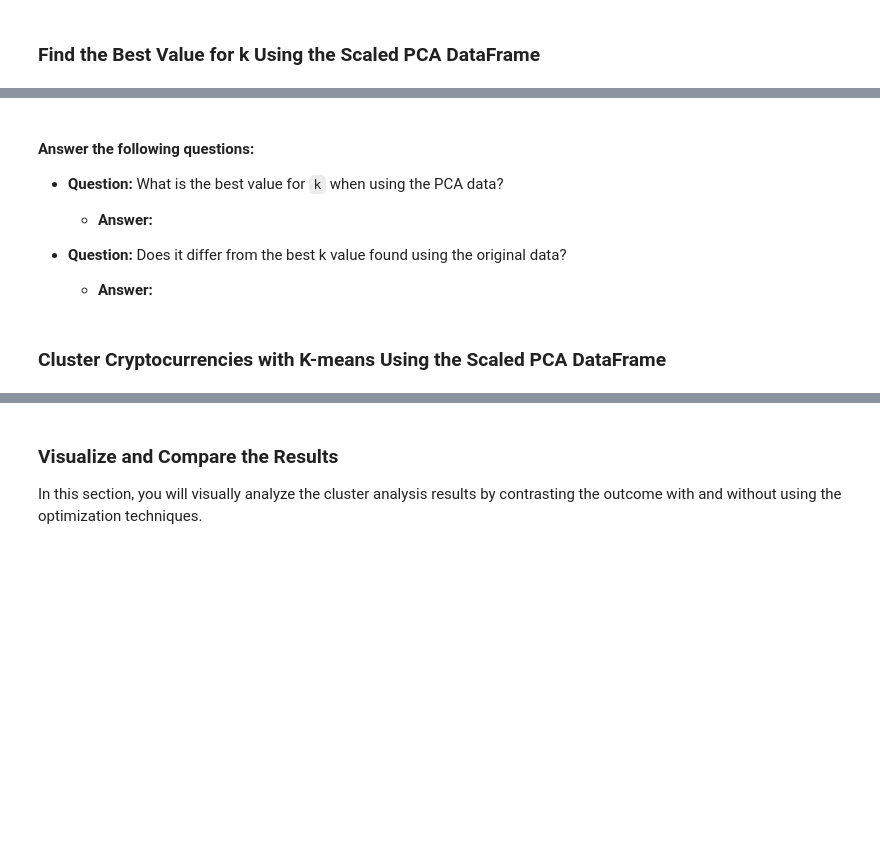
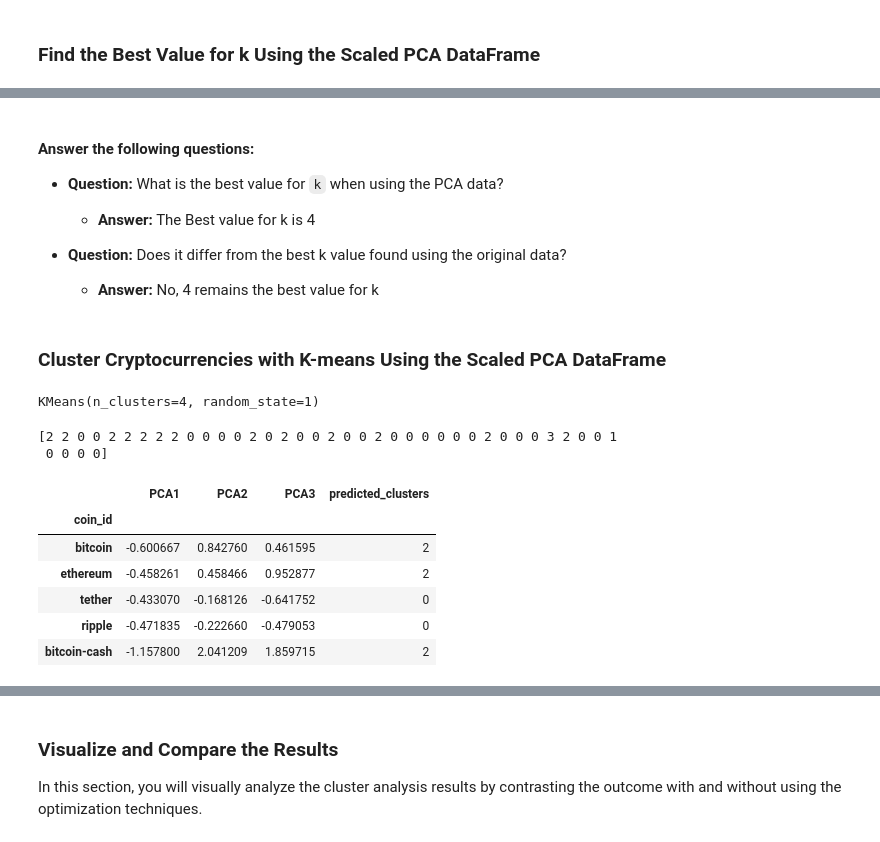
Before and after one commit to Bwjohnson1005/CryptoClustering, a Jupyter notebook: Starter_Code/Crypto_Clustering.ipynb, the cells around one changed output, grey strips where cells are left out. Cells and saved outputs as stored; diff of their text form; code cells hidden in the pictures; blank space fills up the shorter version.

```diff
--- a/Starter_Code/Crypto_Clustering.ipynb
+++ b/Starter_Code/Crypto_Clustering.ipynb
@@ -183,31 +281,48 @@ df_market_data.hvplot.line(
 
 * **Question:** What is the best value for `k` when using the PCA data?
 
-  * **Answer:**
+  * **Answer:** The Best value for k is 4
 
 
 * **Question:** Does it differ from the best k value found using the original data?
 
-  * **Answer:**
+  * **Answer:** No, 4 remains the best value for k
 # %% [markdown]
 ### Cluster Cryptocurrencies with K-means Using the Scaled PCA DataFrame
 # %%
 # Initialize the K-Means model using the best value for k
+pca_model = KMeans(n_clusters=4, random_state=1)
 # %%
 # Fit the K-Means model using the PCA data
+pca_model.fit(df_market_data_scaled_pca_df)
+# %% [output]
+KMeans(n_clusters=4, random_state=1)
 # %%
 # Predict the clusters to group the cryptocurrencies using the scaled PCA DataFrame
-
+pca_k_4 = pca_model.predict(df_market_data_scaled_pca_df)
 
 # Print the resulting array of cluster values.
+print(pca_k_4)
+# %% [output]
+[2 2 0 0 2 2 2 2 2 0 0 0 0 2 0 2 0 0 2 0 0 2 0 0 0 0 0 0 2 0 0 0 3 2 0 0 1
+ 0 0 0 0]
 # %%
 # Create a copy of the scaled PCA DataFrame
-
+df_market_data_pca_copy = df_market_data_scaled_pca_df.copy()
 
 # Add a new column to the copy of the PCA DataFrame with the predicted clusters
-
+df_market_data_pca_copy['predicted_clusters'] = pca_k_4
 
 # Display the copy of the scaled PCA DataFrame
+df_market_data_pca_copy.head()
+# %% [output]
+|  | PCA1 | PCA2 | PCA3 | predicted_clusters |
+| coin_id |  |  |  |  |
+| bitcoin | -0.600667 | 0.842760 | 0.461595 | 2 |
+| ethereum | -0.458261 | 0.458466 | 0.952877 | 2 |
+| tether | -0.433070 | -0.168126 | -0.641752 | 0 |
+| ripple | -0.471835 | -0.222660 | -0.479053 | 0 |
+| bitcoin-cash | -1.157800 | 2.041209 | 1.859715 | 2 |
 # %%
 # Create a scatter plot using hvPlot by setting
 # `x="PC1"` and `y="PC2"`.
```
Also changed, not shown: parts of 28 cells of this notebook.
